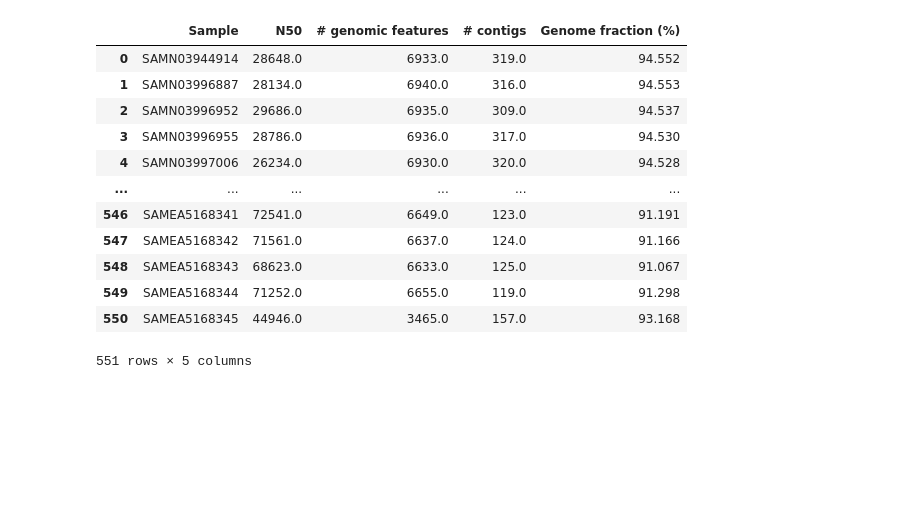
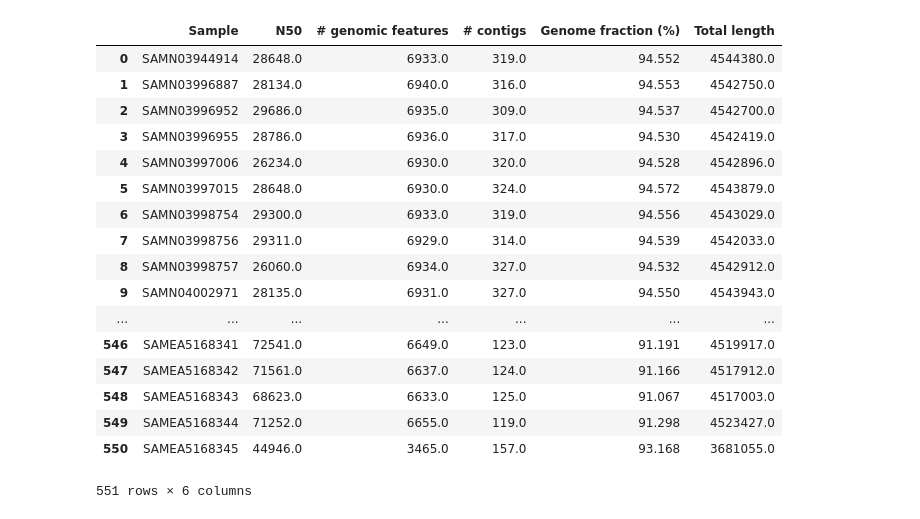
Before and after one commit to salvadorlab/Lepto-Phylogeography, a Jupyter notebook: self_assembled_qualities.ipynb, the cells around one changed output. Cells and saved outputs as stored; diff of their text form; code cells hidden in the pictures; blank space fills up the shorter version.

```diff
--- a/self_assembled_qualities.ipynb
+++ b/self_assembled_qualities.ipynb
@@ -5,27 +5,32 @@ import matplotlib.pyplot as plt
 import xml.etree.ElementTree as ET
 import re
 # %%
-path = "/Users/rachel/Dropbox/5.Rachel-projects/Phylogeography/Lepto_assemblies_V2"
+path = "/Users/rx32940/Dropbox/5.Rachel-projects/Phylogeography/Lepto_assemblies_V2"
 
 date_data = pd.read_csv(path + "/date/multiqc_quast.txt", sep="\t")
 rest_data = pd.read_csv(path  + "/rest/multiqc_quast.txt", sep="\t")
 picardeau_data = pd.read_csv(path + "/picardeau/quast/multiqc_quast.txt", sep="\t")
 data = pd.concat([date_data,rest_data,picardeau_data],ignore_index=True,sort=False)
 
 data["Sample"] = data["Sample"].str.split(" | ").str[0]
-data_subset=data[["Sample","N50","# genomic features","# contigs","Genome fraction (%)"]]
+data_subset=data[["Sample","N50","# genomic features","# contigs","Genome fraction (%)","Total length"]]
 data_subset
 # %% [output]
-|  | Sample | N50 | # genomic features | # contigs | Genome fraction (%) |
-| 0 | SAMN03944914 | 28648.0 | 6933.0 | 319.0 | 94.552 |
-| 1 | SAMN03996887 | 28134.0 | 6940.0 | 316.0 | 94.553 |
-| 2 | SAMN03996952 | 29686.0 | 6935.0 | 309.0 | 94.537 |
-| 3 | SAMN03996955 | 28786.0 | 6936.0 | 317.0 | 94.530 |
-| 4 | SAMN03997006 | 26234.0 | 6930.0 | 320.0 | 94.528 |
-| ... | ... | ... | ... | ... | ... |
-| 546 | SAMEA5168341 | 72541.0 | 6649.0 | 123.0 | 91.191 |
-| 547 | SAMEA5168342 | 71561.0 | 6637.0 | 124.0 | 91.166 |
-| 548 | SAMEA5168343 | 68623.0 | 6633.0 | 125.0 | 91.067 |
-| 549 | SAMEA5168344 | 71252.0 | 6655.0 | 119.0 | 91.298 |
-| 550 | SAMEA5168345 | 44946.0 | 3465.0 | 157.0 | 93.168 |
+|  | Sample | N50 | # genomic features | # contigs | Genome fraction (%) | Total length |
+| 0 | SAMN03944914 | 28648.0 | 6933.0 | 319.0 | 94.552 | 4544380.0 |
+| 1 | SAMN03996887 | 28134.0 | 6940.0 | 316.0 | 94.553 | 4542750.0 |
+| 2 | SAMN03996952 | 29686.0 | 6935.0 | 309.0 | 94.537 | 4542700.0 |
+| 3 | SAMN03996955 | 28786.0 | 6936.0 | 317.0 | 94.530 | 4542419.0 |
+| 4 | SAMN03997006 | 26234.0 | 6930.0 | 320.0 | 94.528 | 4542896.0 |
+| 5 | SAMN03997015 | 28648.0 | 6930.0 | 324.0 | 94.572 | 4543879.0 |
+| 6 | SAMN03998754 | 29300.0 | 6933.0 | 319.0 | 94.556 | 4543029.0 |
+| 7 | SAMN03998756 | 29311.0 | 6929.0 | 314.0 | 94.539 | 4542033.0 |
+| 8 | SAMN03998757 | 26060.0 | 6934.0 | 327.0 | 94.532 | 4542912.0 |
+| 9 | SAMN04002971 | 28135.0 | 6931.0 | 327.0 | 94.550 | 4543943.0 |
+| ... | ... | ... | ... | ... | ... | ... |
+| 546 | SAMEA5168341 | 72541.0 | 6649.0 | 123.0 | 91.191 | 4519917.0 |
+| 547 | SAMEA5168342 | 71561.0 | 6637.0 | 124.0 | 91.166 | 4517912.0 |
+| 548 | SAMEA5168343 | 68623.0 | 6633.0 | 125.0 | 91.067 | 4517003.0 |
+| 549 | SAMEA5168344 | 71252.0 | 6655.0 | 119.0 | 91.298 | 4523427.0 |
+| 550 | SAMEA5168345 | 44946.0 | 3465.0 | 157.0 | 93.168 | 3681055.0 |
-551 rows × 5 columns
+551 rows × 6 columns
```
Also changed, not shown: parts of 7 cells of this notebook, 2 other files.
